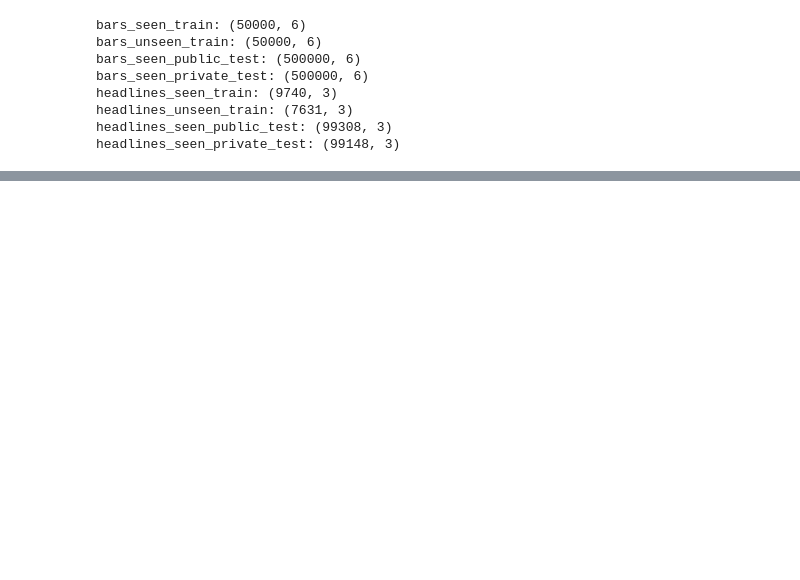
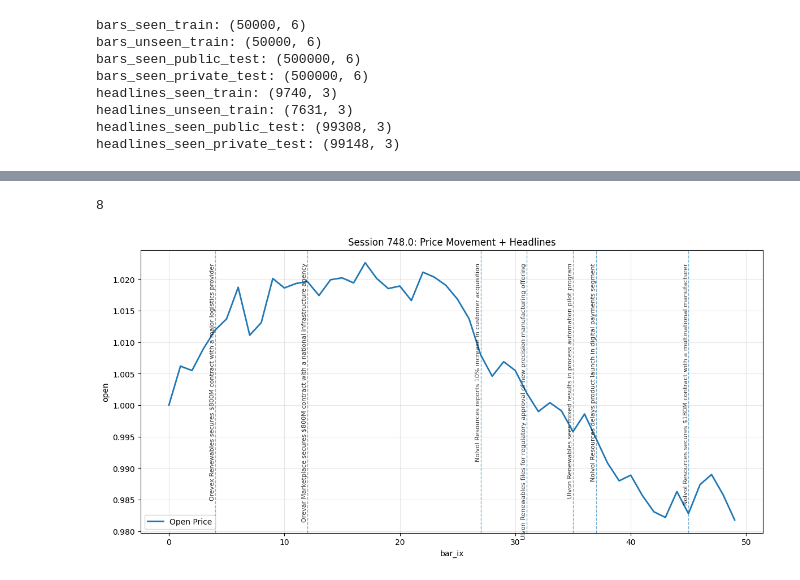
Before and after one commit to Sne4kers/hrt-datathon, a Jupyter notebook: igor/headlines_research.ipynb, the cells around one changed output, grey strips where cells are left out. Saved outputs shown, nothing was run; the diff lists cells and outputs as text; code cells hidden in the pictures; blank space fills up the shorter version.

```diff
--- a/igor/headlines_research.ipynb
+++ b/igor/headlines_research.ipynb
@@ -46,0 +100,4 @@ sentiment.head()
+# %%
+prop_correct_df = pd.DataFrame(list(prop_correct.items()), columns=['session', 'proportion_correct'])
+prop_correct_df.sort_values(by='proportion_correct', ascending=False, inplace=True)
+prop_correct_df.head(10)
@@ -46,0 +116,15 @@ sentiment.head()
+# %%
+correct_predictions[860]
+# %% [output]
+8
+# %%
+plot_session_with_news(
+    bars_seen_train,
+    headlines_seen_train,
+    session_n=prop_correct_df.iloc[0]['session'],
+    price_col="open",
+    figsize=(12, 6),
+    show_headlines=True,
+)
+# %% [output]
+[figure, added]
```
Also changed, not shown: parts of 18 cells of this notebook, 14 other files.
